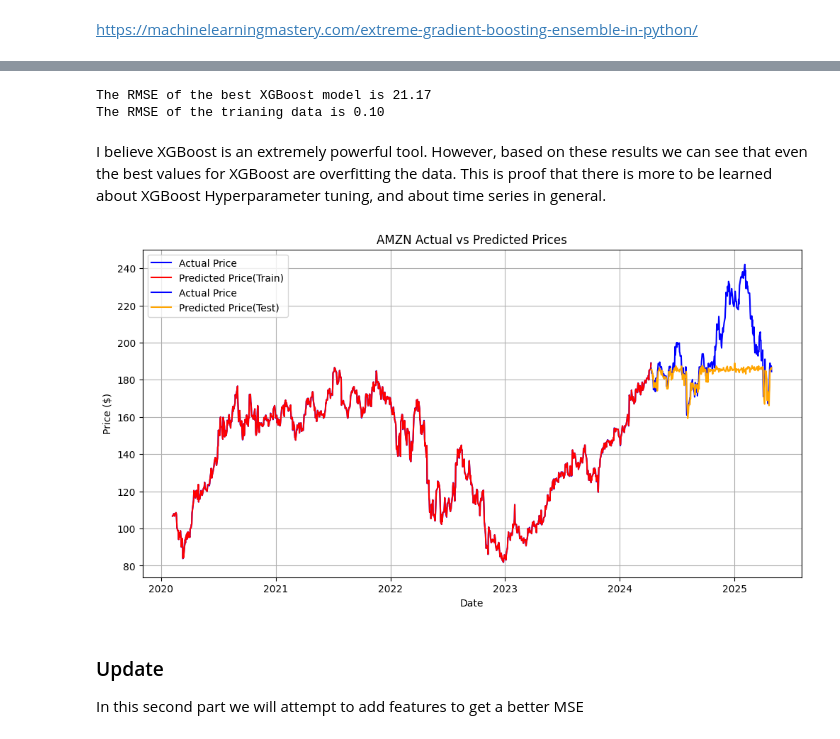
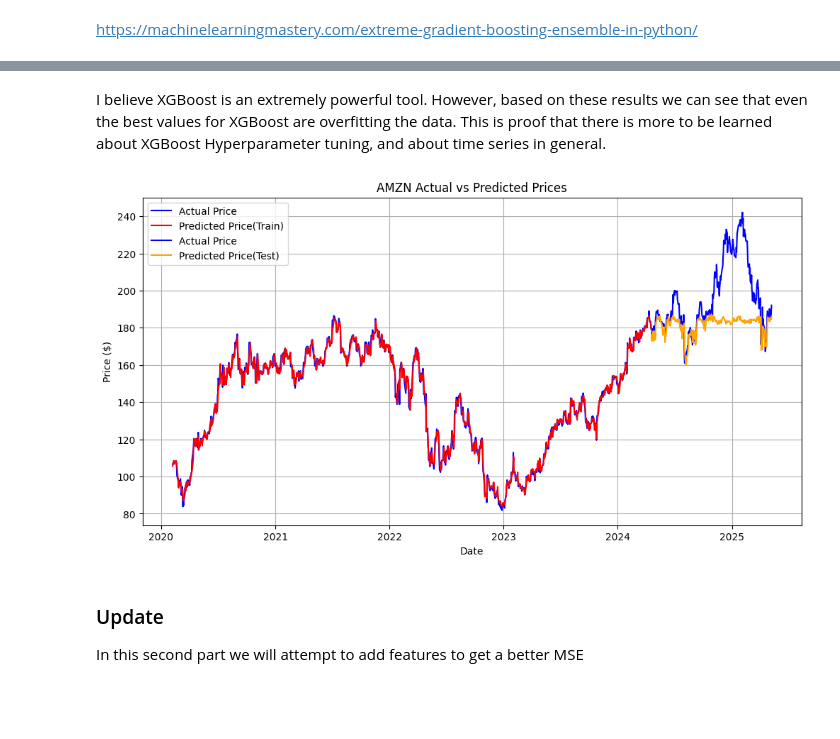
Before and after one commit to OAillon/Stock-Price-Prediction, a Jupyter notebook: jupyter_notebooks/XGBoost.ipynb, the cells around one changed output, grey strips where cells are left out. Saved outputs shown, nothing was run; the diff lists cells and outputs as text; code cells hidden in the pictures; blank space fills up the shorter version.

```diff
--- a/jupyter_notebooks/XGBoost.ipynb
+++ b/jupyter_notebooks/XGBoost.ipynb
@@ -48,14 +66,18 @@ dtype: int64
 # %%
 # Adding features that could be relevant to the model
 
-amzn['SMA_5'] = amzn['Close'].rolling(window = 5).mean()
-amzn['EMA_5'] = amzn['Close'].ewm(span = 5, adjust = False).mean()
+amzn['SMA_10'] = amzn['Close'].rolling(window = 10).mean()
+amzn['EMA_10'] = amzn['Close'].ewm(span = 10, adjust = False).mean()
 amzn['MACD'] = amzn['Close'].rolling(window = 12).mean() - amzn['Close'].rolling(window = 26).mean()
 amzn['Return'] = amzn['Close'].pct_change()
-amzn['Volatility_5'] = amzn['Close'].rolling(window = 5).std()
+amzn['Volatility_10'] = amzn['Close'].rolling(window = 10).std()
 amzn['Target'] = amzn['Close'].shift(-1)
 amzn['Lag_1'] = amzn['Close'].shift(1)
 amzn['Lag_2'] = amzn['Close'].shift(2)
-
-amzn.head(10)
+amzn['Lag_3'] = amzn['Close'].shift(3)
+amzn['Lag_4'] = amzn['Close'].shift(4)
+amzn['Lag_5'] = amzn['Close'].shift(5)
+amzn['Diff'] = amzn['Close'].diff()
+amzn['RSI_14'] = calculate_RSI(amzn['Close'], period = 14)
+amzn.tail(10)
 # %% [output]
@@ -87,7 +111,8 @@ amzn.head()
 # %%
 split_value = 0.8
 split_index = int(split_value * len(amzn))
-features = ['Close', 'SMA_5', 'EMA_5', 'MACD', 'Return', 'Volatility_5', 'Lag_1']
+features = ['Close', 'SMA_10', 'EMA_10', 'MACD', 'Diff', 'Volatility_10',
+            'Lag_1', 'RSI_14']
 
 
 X_train = amzn[features].iloc[:split_index]
@@ -115,6 +140,7 @@ XGBRegressor(base_score=None, booster=None, callbacks=None,
              multi_strategy=None, n_estimators=100, n_jobs=None, ...)
 # %%
 y_pred = model.predict(X_test)
+train_pred = model.predict(X_train)
 mse = mean_squared_error(y_test, y_pred)
 r2 = r2_score(y_test, y_pred)
 print(mse)
@@ -220,29 +243,26 @@ plt.show()
 # %%
-print(f"The RMSE of the best XGBoost model is {np.sqrt(best_mse):.2f}")
+# print(f"The RMSE of the best XGBoost model is {np.sqrt(best_mse):.2f}")
 
-train_pred = models[best_model].predict(X_train)
-training_accuracy = mean_squared_error(y_train, train_pred)
-print(f"The RMSE of the trianing data is {np.sqrt(training_accuracy):.2f}")
+# train_pred = models[best_model].predict(X_train)
+# training_accuracy = mean_squared_error(y_train, train_pred)
+# print(f"The RMSE of the trianing data is {np.sqrt(training_accuracy):.2f}")
-# %% [output]
-The RMSE of the best XGBoost model is 21.17
-The RMSE of the trianing data is 0.10
 # %% [markdown]
 I believe XGBoost is an extremely powerful tool. However, based on these results we can see that even the best values for XGBoost are overfitting the data. This is proof that there is more to be learned about XGBoost Hyperparameter tuning, and about time series in general.
 # %%
 # Plotting the predictions(training and testing data)
 plt.figure(figsize=(12,6))
 plt.plot(y_train.index, y_train, label = "Actual Price", color = "blue")
 plt.plot(y_train.index, train_pred, label = "Predicted Price(Train)", color = "red")
 plt.plot(y_test.index, y_test, label = "Actual Price", color = "blue")
-plt.plot(y_test.index, best_pred, label = "Predicted Price(Test)", color = "orange")
+plt.plot(y_test.index, y_pred, label = "Predicted Price(Test)", color = "orange")
 plt.title(f"{ticker} Actual vs Predicted Prices")
 plt.xlabel("Date")
 plt.ylabel("Price ($)")
 plt.legend()
 plt.grid(True)
 plt.show()
 # %% [output]
-[figure, old version]
+[figure, new version]
 # %% [markdown]
 ### Update
 In this second part we will attempt to add features to get a better MSE
```
Also changed, not shown: parts of 27 cells of this notebook.
